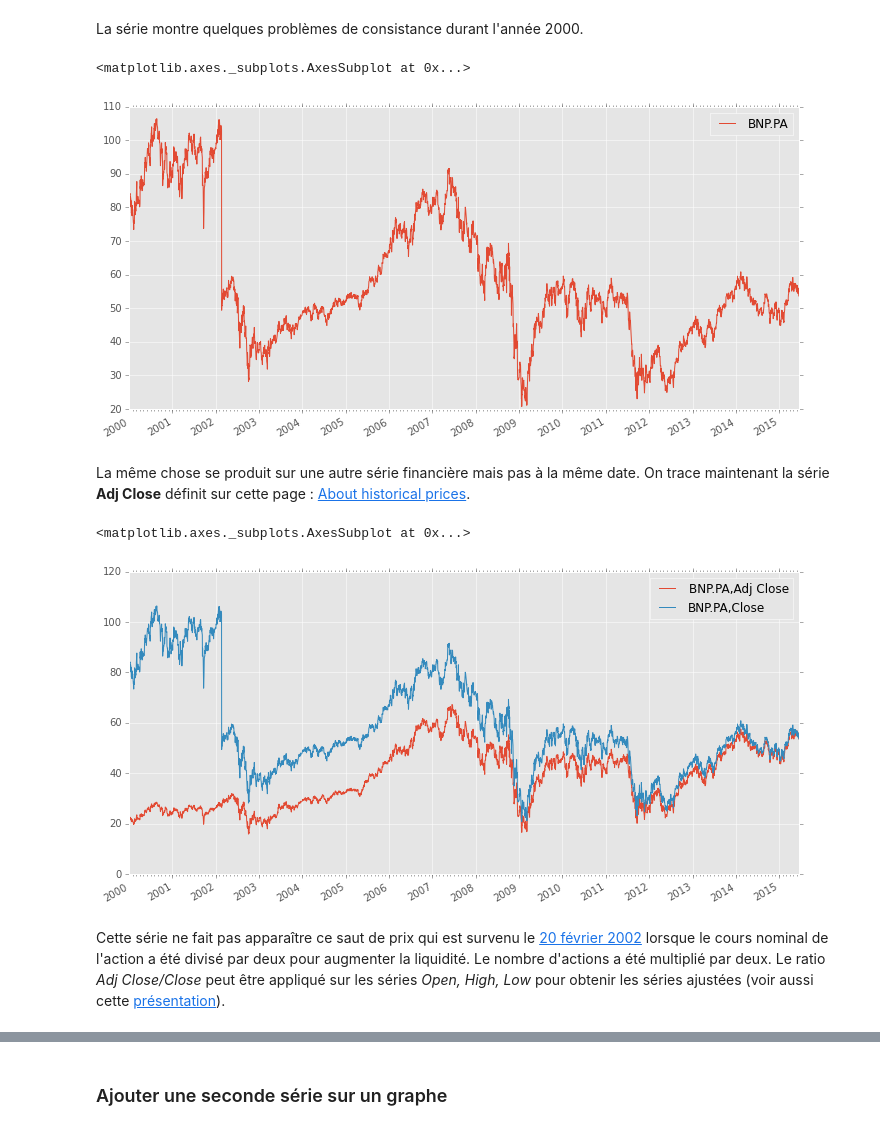
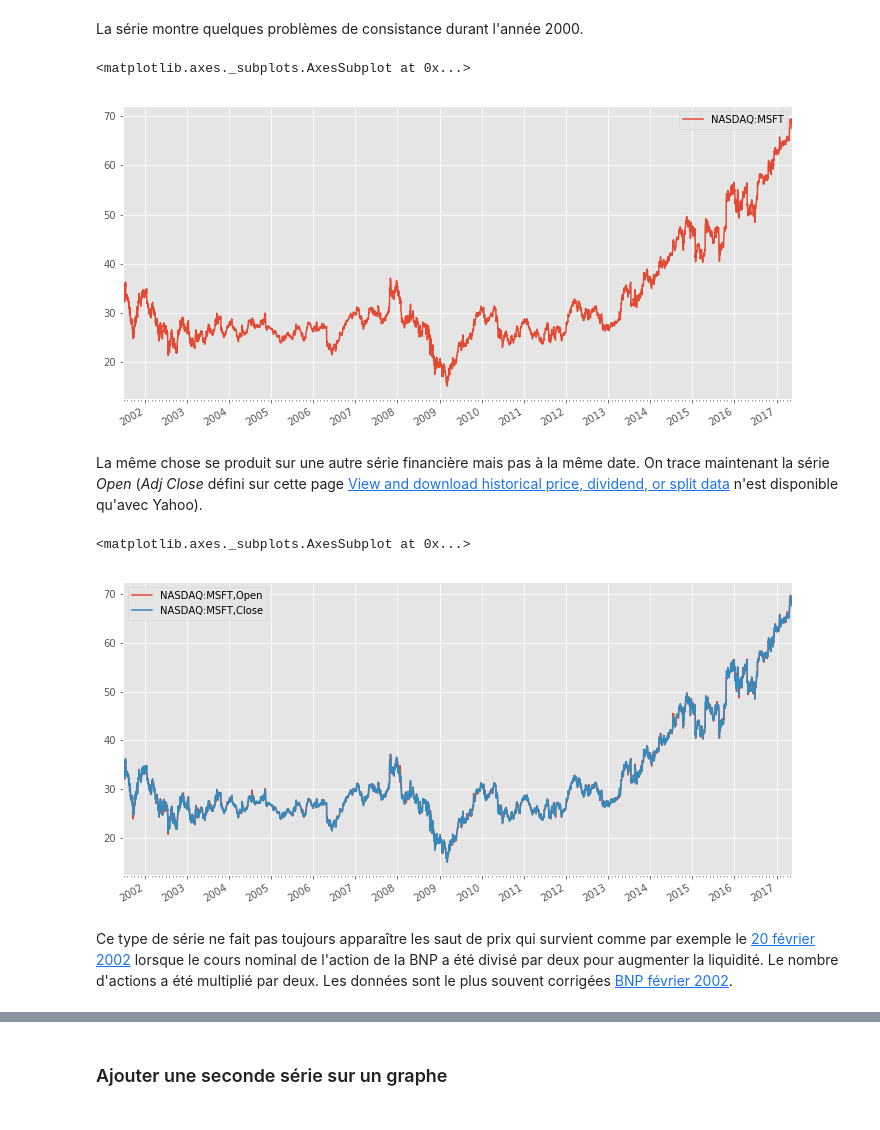
Before and after one commit to sdpython/pyensae, a Jupyter notebook: _doc/notebooks/pyensae_StockPrices.ipynb, the cells around one changed output, grey strips where cells are left out. Cells and saved outputs as stored; diff of their text form; code cells hidden in the pictures.

```diff
--- a/_doc/notebooks/pyensae_StockPrices.ipynb
+++ b/_doc/notebooks/pyensae_StockPrices.ipynb
@@ -69,19 +80,19 @@ ax= StockPrices.draw( stock, figsize=(12,6))
 # %% [markdown]
 La série montre quelques problèmes de consistance durant l'année 2000.
 # %%
-stock = StockPrices ("BNP.PA", folder = cache)
-StockPrices.draw( stock, figsize=(12,6))
+stock = StockPrices("NASDAQ:MSFT", folder = cache)
+StockPrices.draw(stock, figsize=(12,6))
 # %% [output]
 <matplotlib.axes._subplots.AxesSubplot at 0x...>
-[figure, old version]
+[figure, new version]
 # %% [markdown]
-La même chose se produit sur une autre série financière mais pas à la même date. On trace maintenant la série <b>Adj Close</b> définit
-sur cette page : <a href="https://help.yahoo.com/kb/finance/historical-prices-sln2311.html?impressions=true">About historical prices</a>.
+La même chose se produit sur une autre série financière mais pas à la même date. On trace maintenant la série *Open* (*Adj Close* défini
+sur cette page [View and download historical price, dividend, or split data](https://help.yahoo.com/kb/finance/historical-prices-sln2311.html?impressions=true) n'est disponible qu'avec Yahoo).
 # %%
-stock = StockPrices ("BNP.PA", folder = cache)
-StockPrices.draw( stock, field=["Adj Close", "Close"], figsize=(12,6))
+stock = StockPrices("NASDAQ:MSFT", folder = cache)
+StockPrices.draw(stock, field=["Open", "Close"], figsize=(12,6))
 # %% [output]
 <matplotlib.axes._subplots.AxesSubplot at 0x...>
-[figure, old version]
+[figure, new version]
 # %% [markdown]
-Cette série ne fait pas apparaître ce saut de prix qui est survenu le <a href="http://invest.bnpparibas.com/fr/pid5900/en-bref.html">20 février 2002</a> lorsque le cours nominal de l'action a été divisé par deux pour augmenter la liquidité. Le nombre d'actions a été multiplié par deux. Le ratio <i>Adj Close/Close</i> peut être appliqué sur les séries <i>Open, High, Low</i> pour obtenir les séries ajustées (voir aussi cette <a href="http://compresse.bnpparibas.com/applis/wCorporate/wCorporate.nsf/viewAllPRelCodes/PVOI-579MTC/%24FILE/affichenominal.pdf">présentation</a>).
+Ce type de série ne fait pas toujours apparaître les saut de prix qui survient comme par exemple le <a href="http://invest.bnpparibas.com/fr/pid5900/en-bref.html">20 février 2002</a> lorsque le cours nominal de l'action de la BNP a été divisé par deux pour augmenter la liquidité. Le nombre d'actions a été multiplié par deux. Les données sont le plus souvent corrigées [BNP février 2002](http://www.google.com/finance/historical?cid=667923&startdate=Feb+15%2C+2002&enddate=Feb+28%2C+2002&num=30&ei=AP8hWaDXF4WNUNuujYgK).
```
Also changed, not shown: parts of 20 cells of this notebook, 9 other files.
